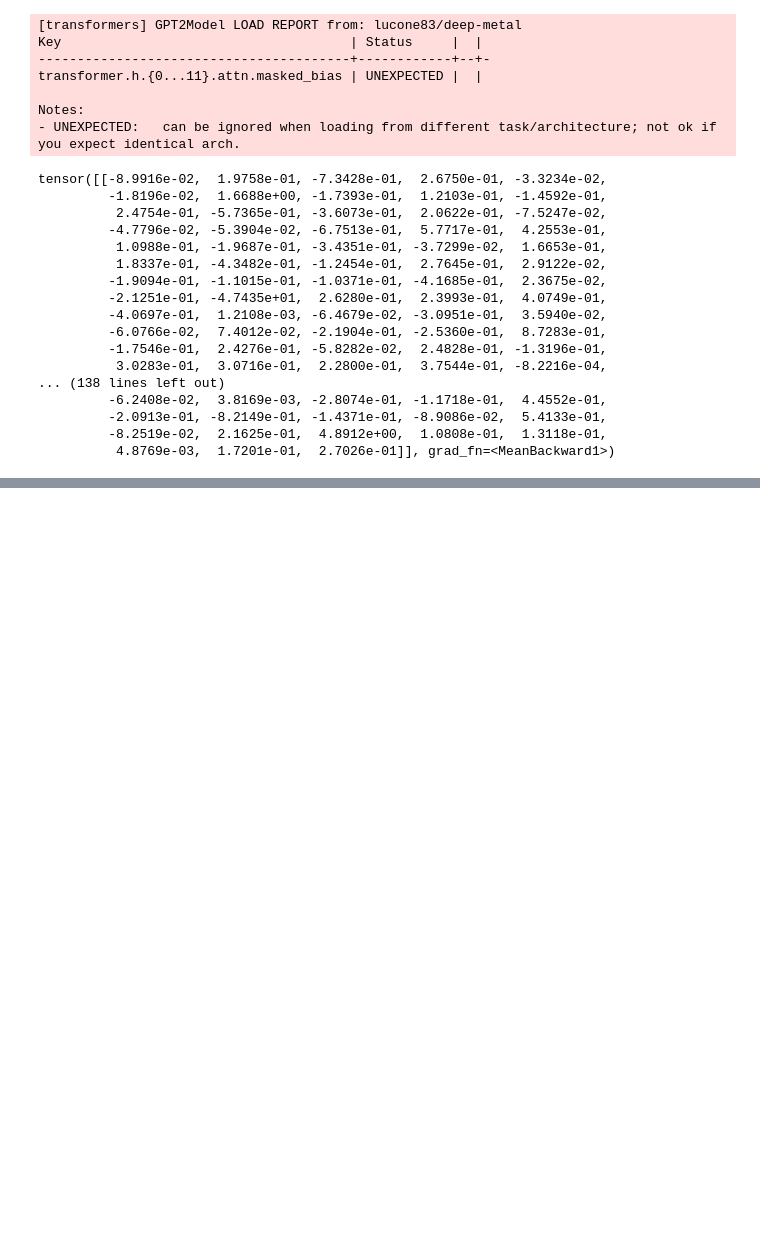
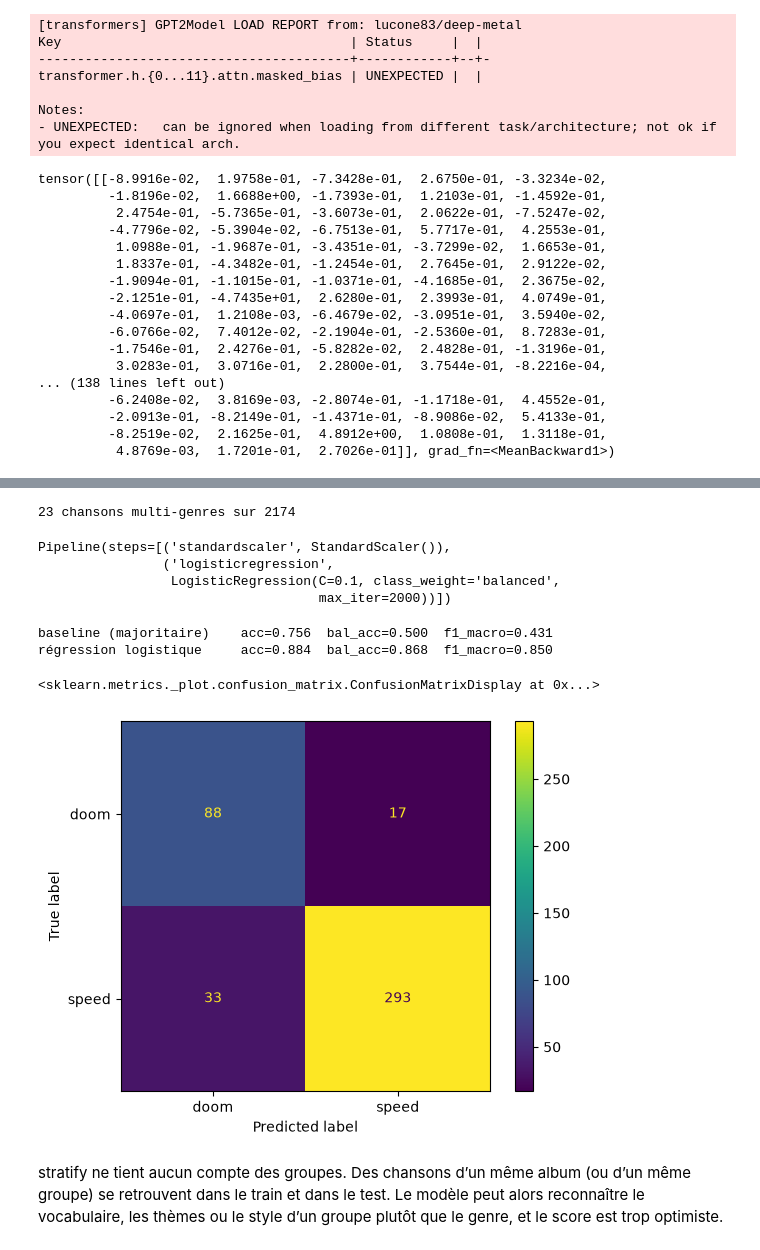
Before and after one commit to Ilyass-42/metal-mining, a Jupyter notebook: DeepMetal.ipynb, the cells around one changed output, grey strips where cells are left out. Drawn from its saved outputs; the diff is of its cells as text; code cells hidden in the pictures; blank space fills up the shorter version.

Commit message:
debut classification avec juste doom et speed

```diff
--- a/DeepMetal.ipynb
+++ b/DeepMetal.ipynb
@@ -60,0 +105,70 @@ tensor([[-8.9916e-02,  1.9758e-01, -7.3428e-01,  2.6750e-01, -3.3234e-02,
+# %%
+cle = songs["titre"].str.strip().str.lower()
+
+nb_genres = songs.groupby(cle)["genre"].nunique()
+print((nb_genres > 1).sum(), "chansons multi-genres sur", len(nb_genres))
+# %% [output]
+23 chansons multi-genres sur 2174
+# %%
+premiere = ~cle.duplicated()
+uniques = songs[premiere].copy()
+X = emb[premiere.to_numpy()]
+
+genres_par_chanson = songs.groupby(cle)["genre"].apply(lambda s: sorted(set(s)))
+uniques["genres"] = cle[premiere].map(genres_par_chanson).to_numpy()
+# %%
+sans_ambiguite = uniques["genres"].str.len() == 1
+X_clean = X[sans_ambiguite.to_numpy()].to_numpy()
+y_clean = uniques.loc[sans_ambiguite, "genres"].str[0].to_numpy()
+groupes = uniques.loc[sans_ambiguite, "artiste"].str[0].to_numpy()
+# %%
+from sklearn.model_selection import train_test_split
+
+X_train, X_test, y_train, y_test = train_test_split(
+    X_clean, y_clean, test_size=0.2, stratify=y_clean
+)
+# %%
+from sklearn.dummy import DummyClassifier
+from sklearn.pipeline import make_pipeline
+from sklearn.preprocessing import StandardScaler
+from sklearn.linear_model import LogisticRegression
+from sklearn.metrics import classification_report
+
+base = DummyClassifier(strategy="most_frequent").fit(X_train, y_train)
+
+clf = make_pipeline(
+    StandardScaler(),
+    LogisticRegression(max_iter=2000, class_weight="balanced", C=0.1),
+)
+clf.fit(X_train, y_train)
+# %% [output]
+Pipeline(steps=[('standardscaler', StandardScaler()),
+                ('logisticregression',
+                 LogisticRegression(C=0.1, class_weight='balanced',
+                                    max_iter=2000))])
+# %%
+#comparaison baseline et classifier
+from sklearn.metrics import accuracy_score, balanced_accuracy_score, f1_score, classification_report
+
+modeles = {
+    "baseline (majoritaire)": base,
+    "régression logistique": clf,
+}
+
+for nom, m in modeles.items():
+    y_p = m.predict(X_test)
+    print(f"{nom:25s} acc={accuracy_score(y_test, y_p):.3f}  "
+          f"bal_acc={balanced_accuracy_score(y_test, y_p):.3f}  "
+          f"f1_macro={f1_score(y_test, y_p, average='macro'):.3f}")
+# %% [output]
+baseline (majoritaire)    acc=0.756  bal_acc=0.500  f1_macro=0.431
+régression logistique     acc=0.884  bal_acc=0.868  f1_macro=0.850
+# %%
+import matplotlib.pyplot as plt
+from sklearn.metrics import ConfusionMatrixDisplay
+ConfusionMatrixDisplay.from_predictions(y_test, y_pred)
+# %% [output]
+<sklearn.metrics._plot.confusion_matrix.ConfusionMatrixDisplay at 0x...>
+[figure, added]
+# %% [markdown]
+stratify ne tient aucun compte des groupes. Des chansons d’un même album (ou d’un même groupe) se retrouvent dans le train et dans le test. Le modèle peut alors reconnaître le vocabulaire, les thèmes ou le style d’un groupe plutôt que le genre, et le score est trop optimiste.
```
Also changed, not shown: parts of 13 cells of this notebook, 1 other file.
